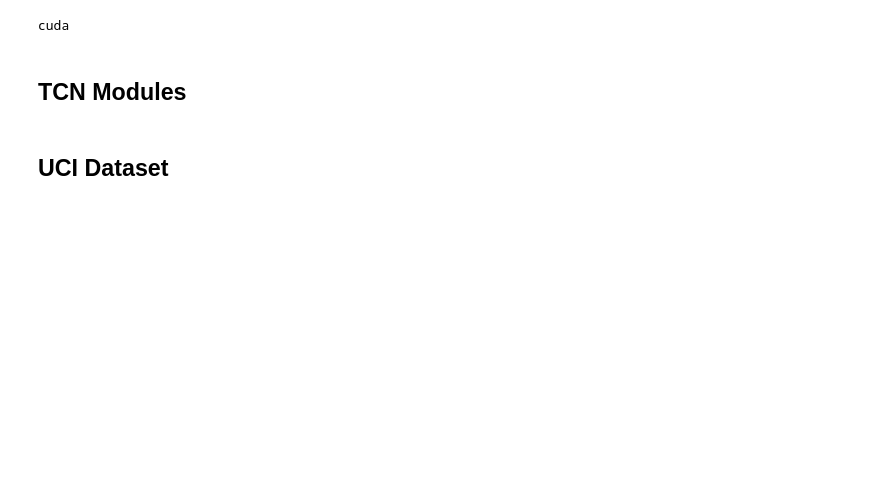
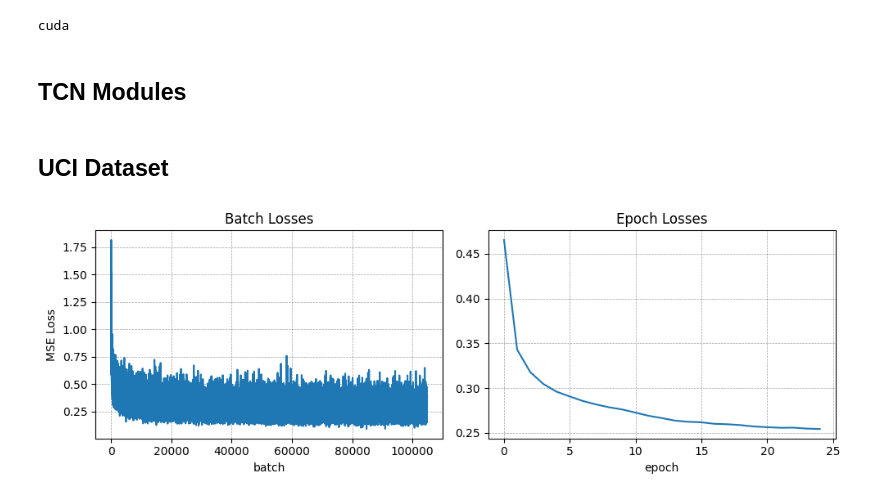
Before and after one commit to lmalms/sequence-learners, a Jupyter notebook: gridsight/notebooks/3.1_tcn_kaggle.ipynb, the cells around one changed output. Saved outputs shown, nothing was run; the diff lists cells and outputs as text; code cells hidden in the pictures; blank space fills up the shorter version.

Commit message:
Kaggle Notebook | tcn_kaggle | Version 4

```diff
--- a/gridsight/notebooks/3.1_tcn_kaggle.ipynb
+++ b/gridsight/notebooks/3.1_tcn_kaggle.ipynb
@@ -299,8 +299,9 @@ def train_tcn_model(model: TemporalConvNet, dataloader: DataLoader, n_epochs: in
     optimizer = AdamW(model.parameters(), lr=1e-03)
 
     model.train()
-    epoch_loss, batch_loss = [], []
+    all_batch_losses = []
     for epoch in range(n_epochs):
+        current_epoch_batch_losses = []
         for batch_X, batch_y in dataloader:
 
             batch_X = batch_X.to(DEVICE)
@@ -320,11 +321,11 @@ def train_tcn_model(model: TemporalConvNet, dataloader: DataLoader, n_epochs: in
             optimizer.step()
 
             loss_detach = float(loss.detach())
-            batch_loss.append(loss_detach)
+            current_epoch_batch_losses.append(loss_detach)
 
-        epoch_loss.append(loss_detach)
-
-    metadata = {"batch_losses": batch_loss, "epoch_losses": epoch_loss}
+        all_batch_losses.append(current_epoch_batch_losses)
+    epoch_losses = np.mean(all_batch_losses, axis=1).tolist()
+    metadata = {"batch_losses": all_batch_losses, "epoch_losses": epoch_losses}
     return model, metadata
 
 
@@ -344,7 +345,7 @@ client_df = df.filter(pl.col("client") == CLIENT_SITE).sort(by="timestamp")
 # Initialise model
 model = TemporalConvNet(
     in_features=len(FEATURES),
-    out_features=[4, 8, 16, 32],
+    out_features=[8, 16, 32],
     horizon=OUTPUT_SEQ_LENGTH,
     kernel_size=2,
     dropout=0.2,
@@ -369,7 +370,7 @@ train_ds = TimeSeriesDataset(
 train_dl = DataLoader(train_ds, batch_size=32, shuffle=True)
 
 # Train model and save outputs
-model, losses = train_tcn_model(model, train_dl, n_epochs=5)
+model, losses = train_tcn_model(model, train_dl, n_epochs=25)
 
 # TODO: Save model
 
@@ -380,6 +381,24 @@ with open(epoch_losses_path, "w") as fp:
 batch_losses_path = f"{KAGGLE_OUTPUT_PATH}/batch_train_loss_{CLIENT_SITE}.json"
 with open(batch_losses_path, "w") as fp:
     json.dump(losses["batch_losses"], fp)
+# %%
+# Plot losses and save
+fig, ax = plt.subplots(1, 2, figsize=(10, 3.5))
+
+ax[0].plot(sum(losses["batch_losses"], []))
+ax[0].grid(which="major", lw=0.5, color="grey", ls="--", alpha=0.75)
+ax[0].set(xlabel="batch", title="Batch Losses", ylabel="MSE Loss")
+
+ax[1].plot(losses["epoch_losses"])
+ax[1].grid(which="major", lw=0.5, color="grey", ls="--", alpha=0.75)
+ax[1].set(xlabel="epoch", title="Epoch Losses")
+
+fig.tight_layout()
+
+fig_path = f"{KAGGLE_OUTPUT_PATH}/loss_curves_{CLIENT_SITE}.png"
+plt.savefig(fig_path, dpi=300);
+# %% [output]
+[figure, added]
 # %%
 # k-fold validation
 for i in range(N_FOLDS):
```
